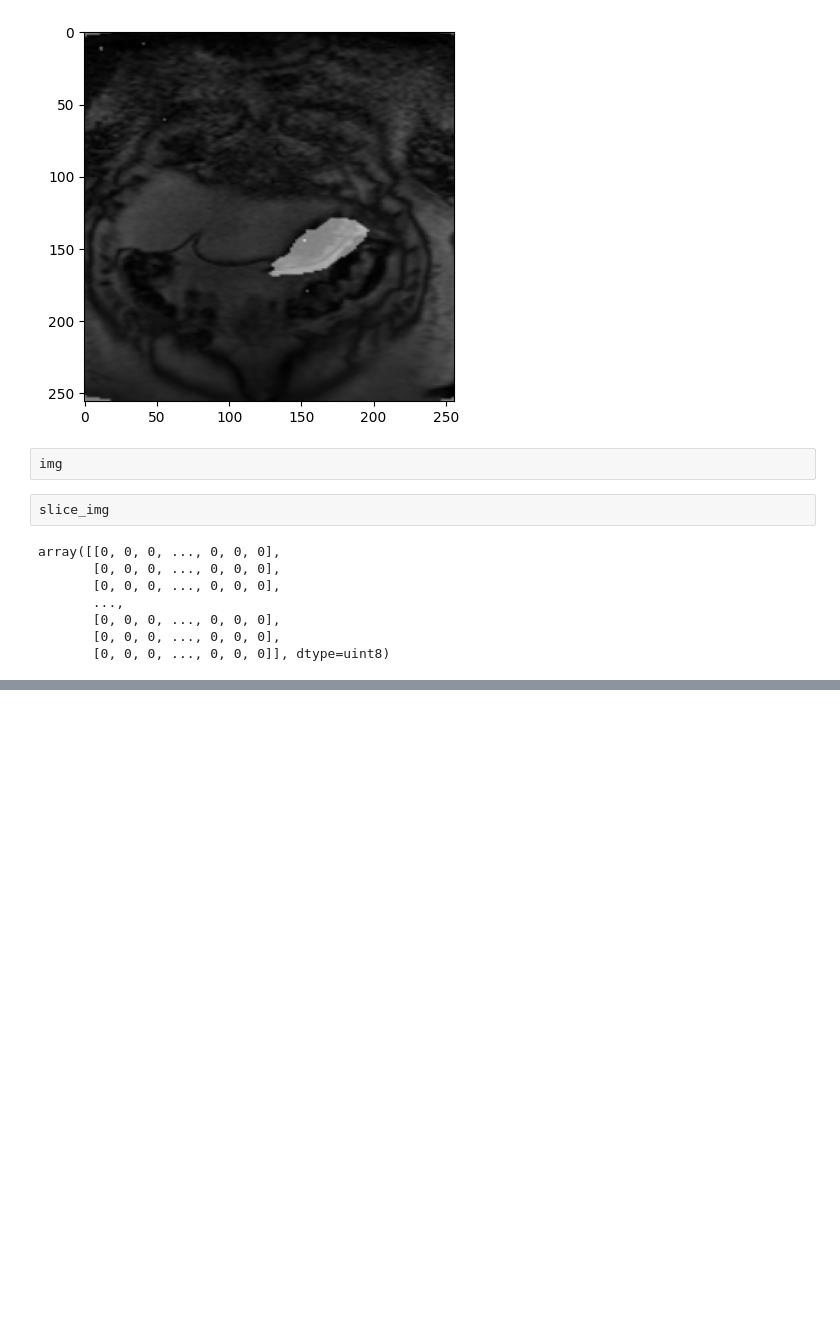
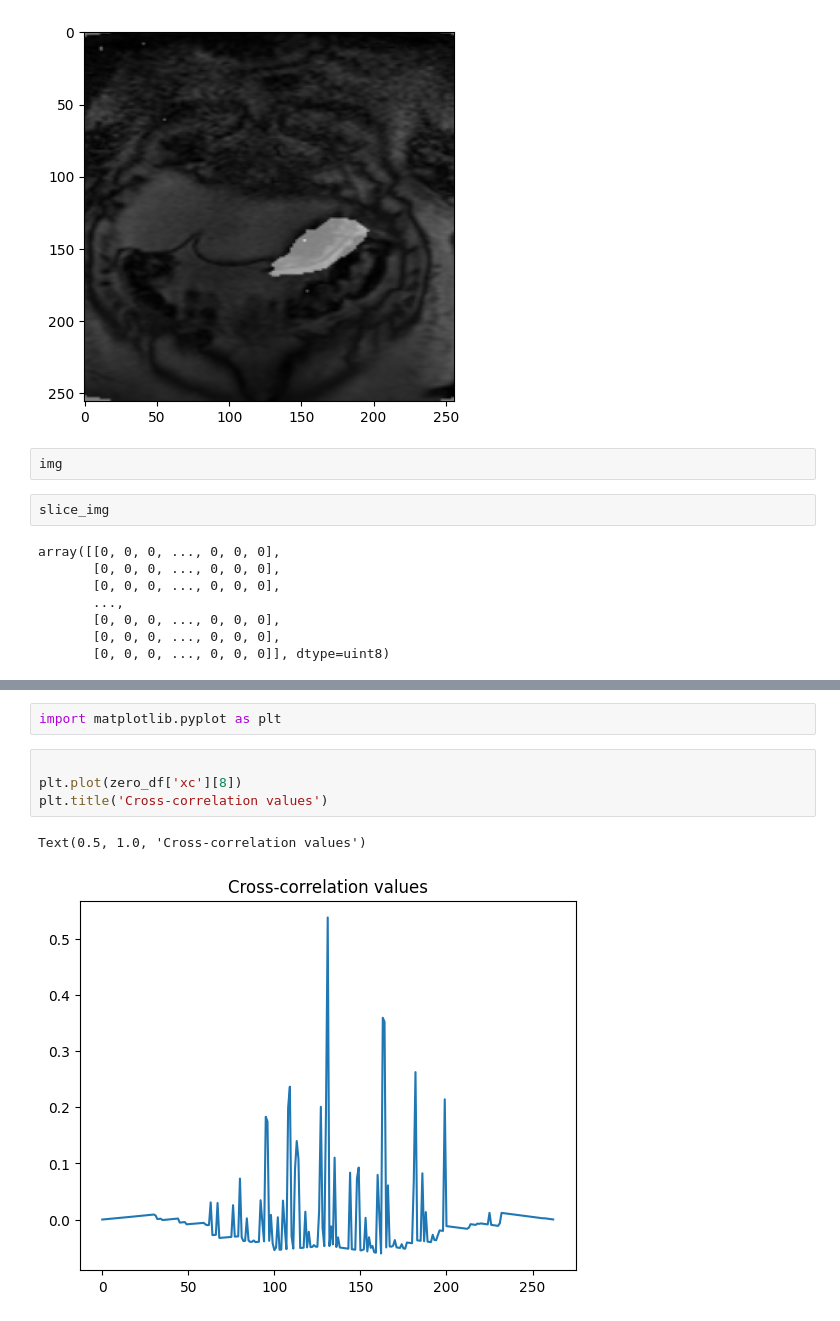
Before and after one commit to miguelaenlle/GSOC-2025-Generative-AI-for-GI-Motility-Estimation, a Jupyter notebook: 3 - Motility/motility-final-calculation.ipynb, the cells around one changed output, grey strips where cells are left out. Saved outputs shown, nothing was run; the diff lists cells and outputs as text; blank space fills up the shorter version.

```diff
--- a/3 - Motility/motility-final-calculation.ipynb
+++ b/3 - Motility/motility-final-calculation.ipynb
@@ -67,0 +135,9 @@ array([[0, 0, 0, ..., 0, 0, 0],
+# %%
+import matplotlib.pyplot as plt
+# %%
+
+plt.plot(zero_df['xc'][8])
+plt.title('Cross-correlation values')
+# %% [output]
+Text(0.5, 1.0, 'Cross-correlation values')
+[figure, added]
```
Also changed, not shown: parts of 10 cells of this notebook, 25 other files.
